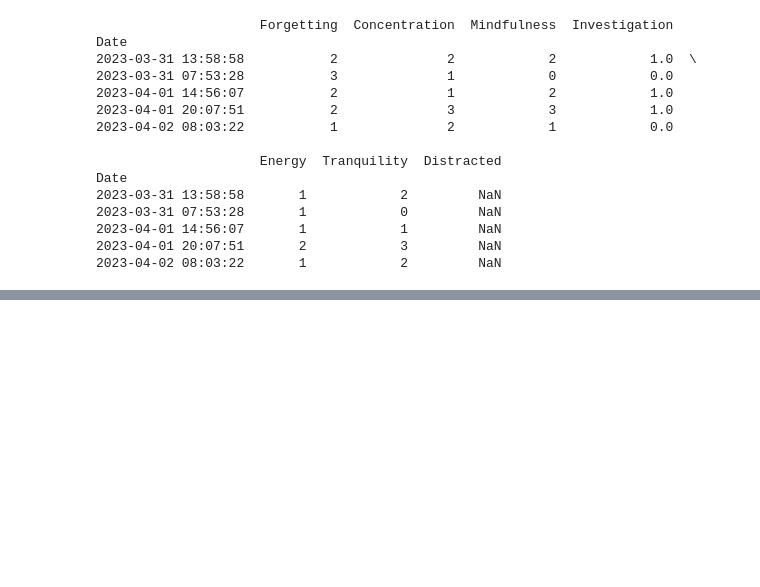
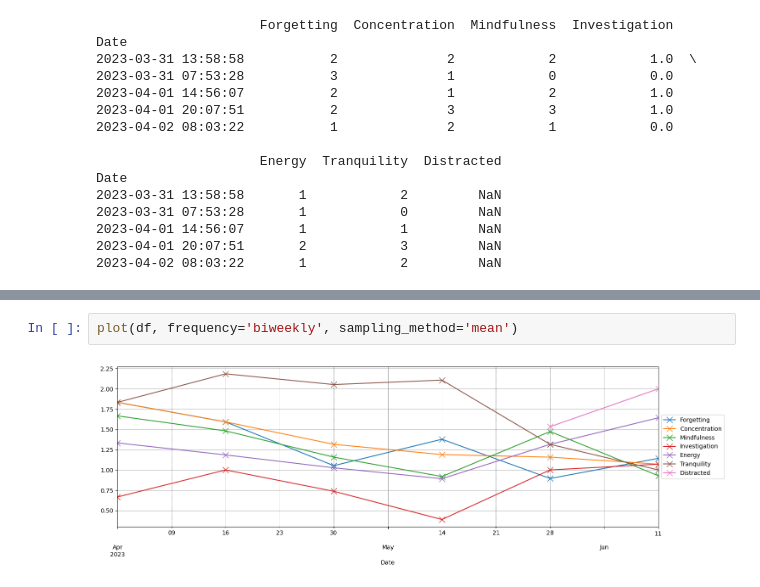
Before and after one commit to NoTranslationLayer/reflect-utils, a Jupyter notebook: notebooks/plotting.ipynb, the cells around one changed output, grey strips where cells are left out. Drawn from its saved outputs; the diff is of its cells as text; blank space fills up the shorter version.

```diff
--- a/notebooks/plotting.ipynb
+++ b/notebooks/plotting.ipynb
@@ -85,0 +104,4 @@ plot(df, frequency='weekly', sampling_method='mean')
+# %%
+plot(df, frequency='biweekly', sampling_method='mean')
+# %% [output]
+[figure, added]
```
Also changed, not shown: parts of 4 cells of this notebook.
